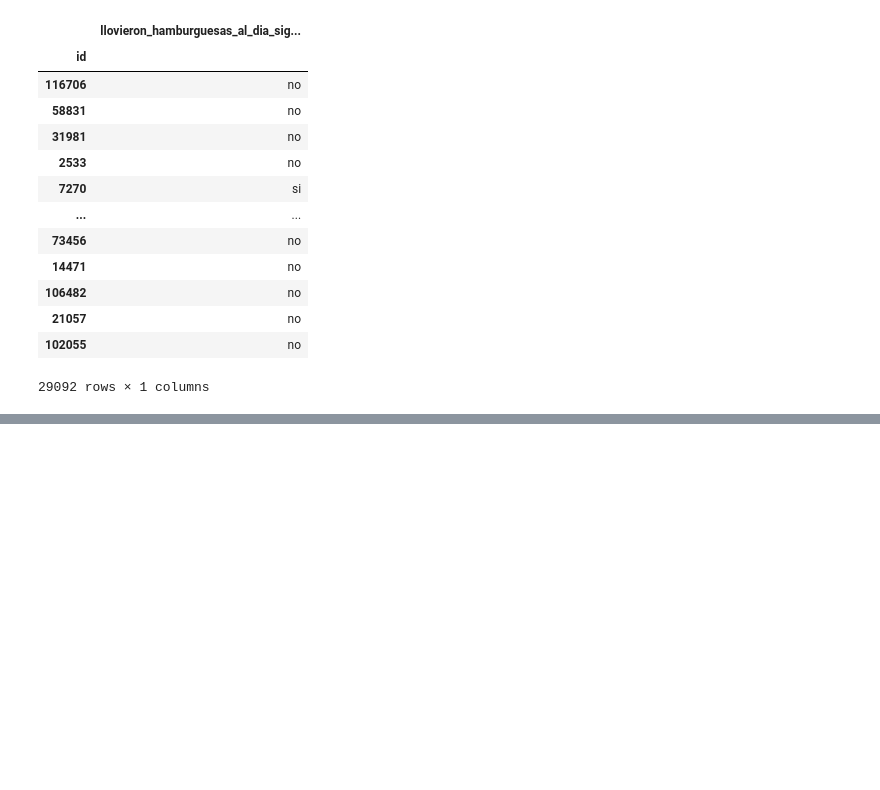
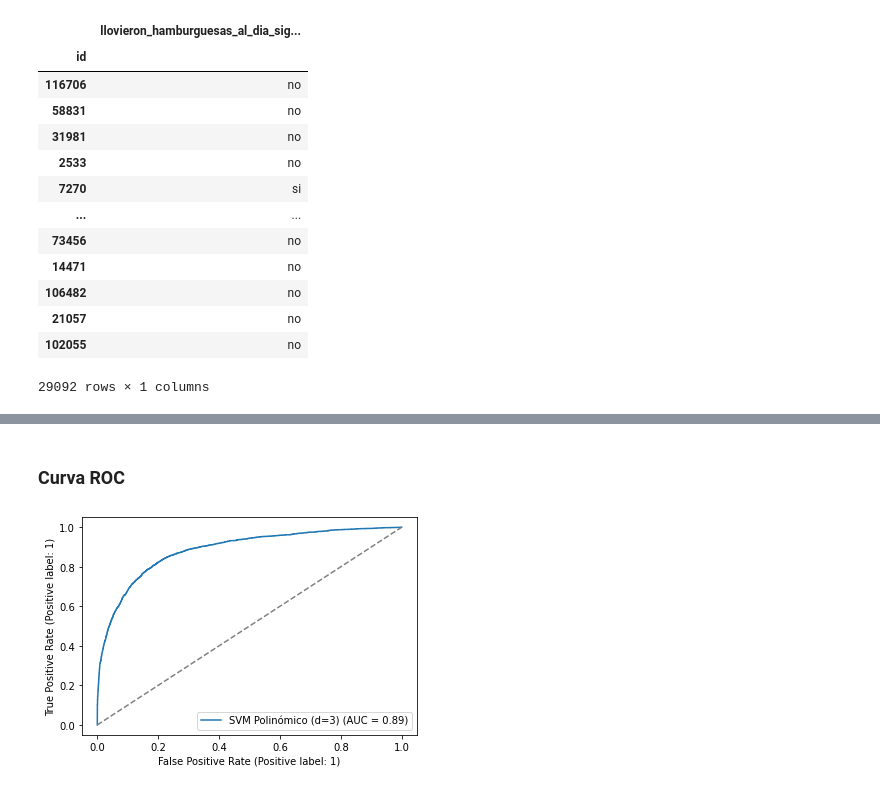
Before and after one commit to fdelu/orga-de-datos, a Jupyter notebook: parte_2/SVM.ipynb, the cells around one changed output, grey strips where cells are left out. Saved outputs shown, nothing was run; the diff lists cells and outputs as text; code cells hidden in the pictures; blank space fills up the shorter version.

```diff
--- a/parte_2/SVM.ipynb
+++ b/parte_2/SVM.ipynb
@@ -231,0 +285,12 @@ df_extra_predict.to_csv("SVM.csv")
+# %% [markdown]
+### Curva ROC
+# %%
+from sklearn.metrics import RocCurveDisplay
+from matplotlib import pyplot as plt
+fig, ax = plt.subplots()
+
+RocCurveDisplay.from_predictions(Y_holdout, pipe.decision_function(X_holdout), name = "SVM Polinómico (d=3)", ax = ax)
+ax.plot([0, 1], [0, 1], "--", color="gray")
+plt.show()
+# %% [output]
+[figure, added]
```
Also changed, not shown: parts of 13 cells of this notebook.
